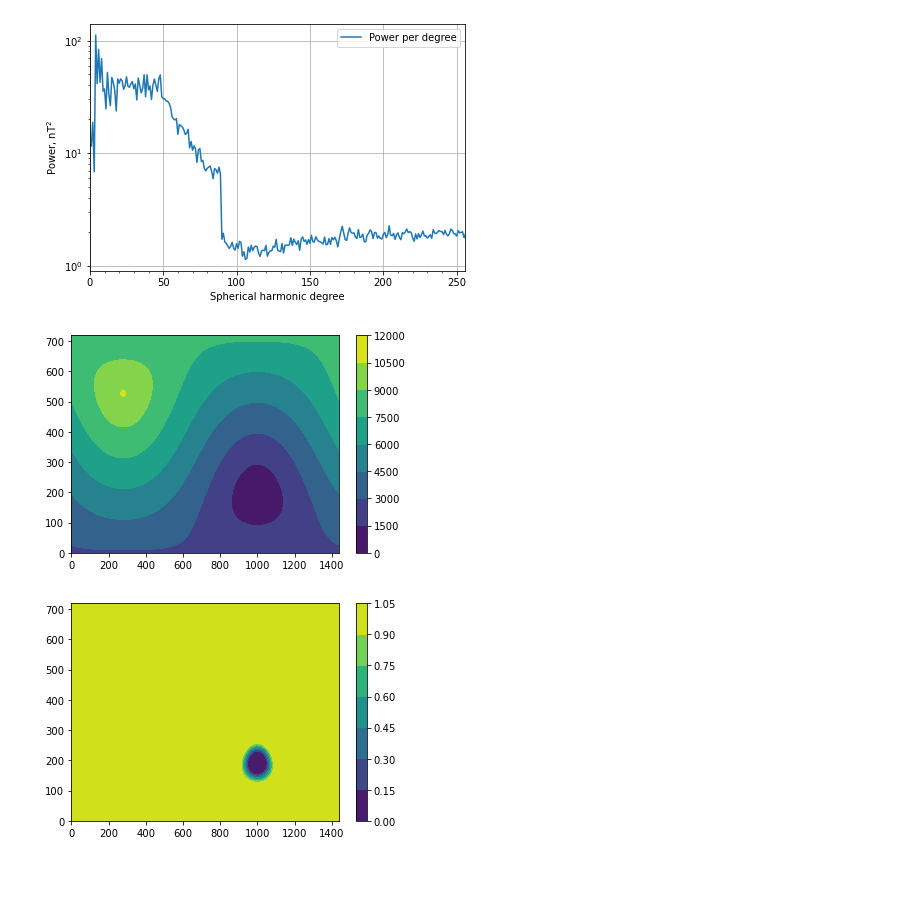
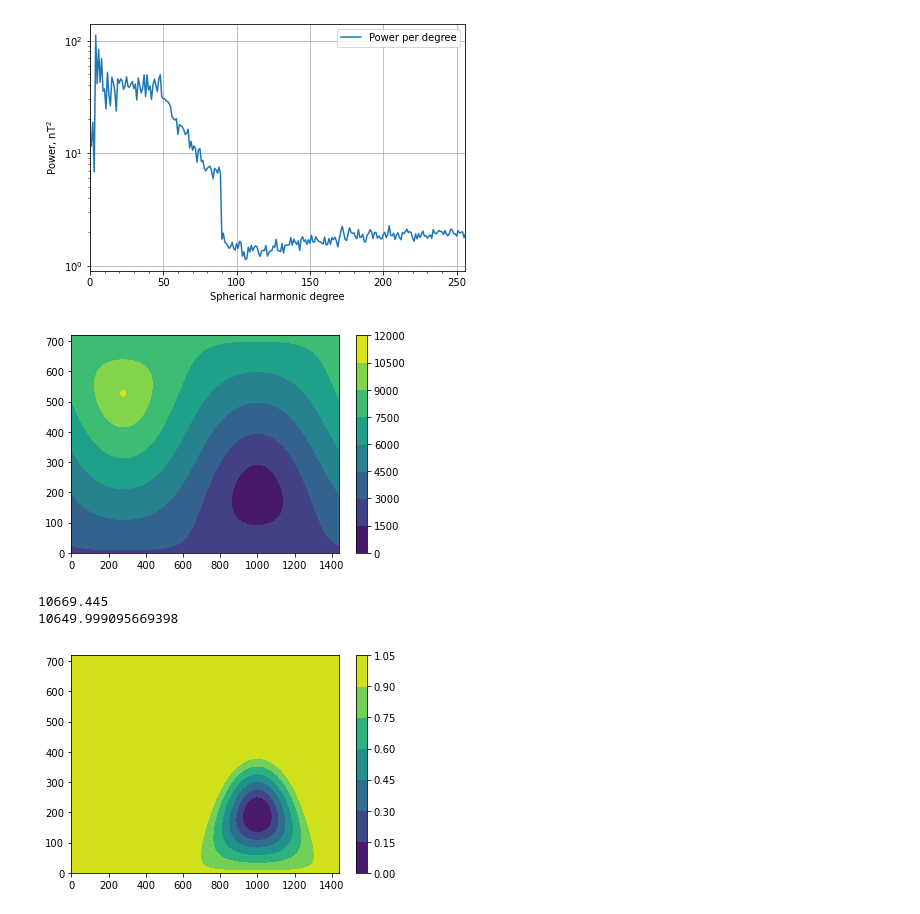
Before and after one commit to siwill22/mars, a Jupyter notebook: mars_vh0.ipynb, the cells around one changed output. Cells and saved outputs as stored; diff of their text form; code cells hidden in the pictures; blank space fills up the shorter version.

```diff
--- a/mars_vh0.ipynb
+++ b/mars_vh0.ipynb
@@ -78,23 +79,27 @@ result.plot_spectrum()
 # %%
 HellasDistance = xr.open_dataarray('DistanceToHellasCentre.nc')
 
 plt.contourf(HellasDistance.data)
 plt.colorbar()
 plt.show()
 
+print(HellasDistance.data.max())
+print(3390*np.pi)
 
 inner_limit = 500.
-outer_limit = 1000.
+outer_limit = 3000.
 
 ramping = HellasDistance.data.copy()
 ramping[ramping<inner_limit] = inner_limit
 ramping[ramping>outer_limit] = outer_limit
 ramping = (ramping-inner_limit)/(outer_limit-inner_limit)
 
 plt.contourf(ramping)
 plt.colorbar()
 plt.show()
 # %% [output]
 [figure]
+10669.445
+10649.999095669398
-[figure, old version]
+[figure, new version]
 # %%
```
Also changed, not shown: parts of 4 cells of this notebook, 1 other file.
